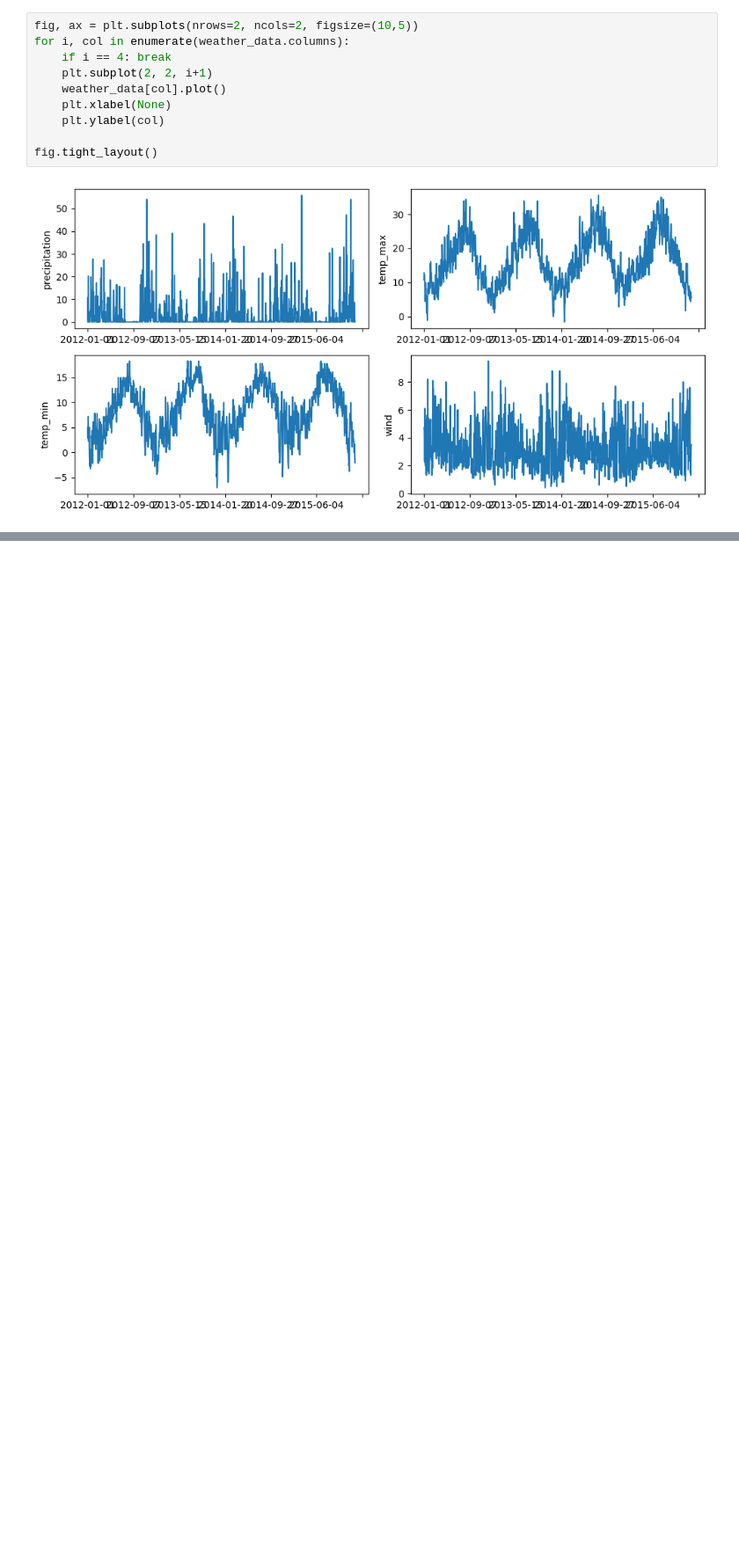
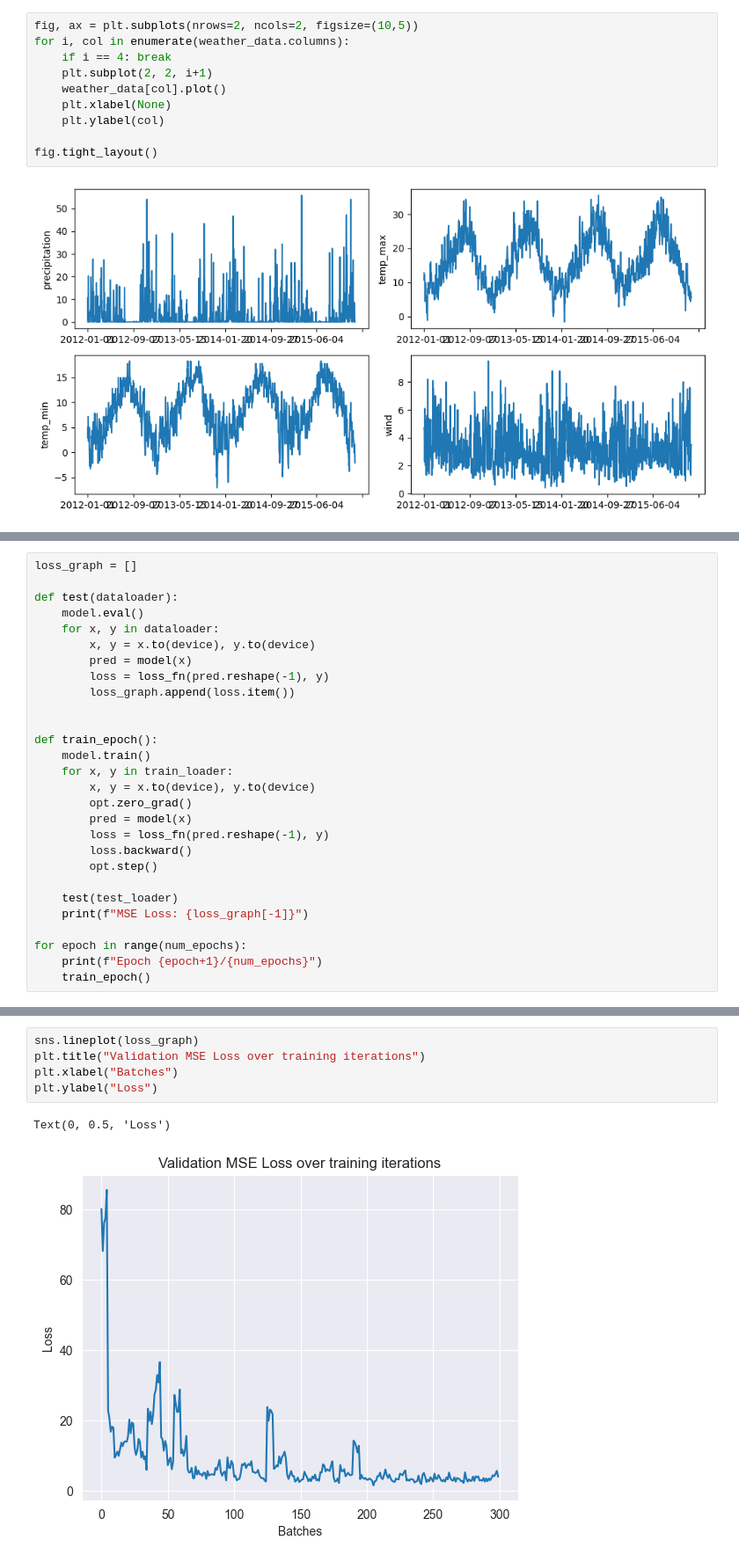
Before and after one commit to lLukii/Seattle-Weather-Forecast, a Jupyter notebook: pred.ipynb, the cells around one changed output, grey strips where cells are left out. Shown at 88% size. Saved outputs shown, nothing was run; the diff lists cells and outputs as text; blank space fills up the shorter version.

```diff
--- a/pred.ipynb
+++ b/pred.ipynb
@@ -114,0 +147,28 @@ loss_fn = nn.CrossEntropyLoss()
+# %%
+loss_graph = []
+
+def test(dataloader):
+    model.eval()
+    for x, y in dataloader:
+        x, y = x.to(device), y.to(device)
+        pred = model(x)
+        loss = loss_fn(pred.reshape(-1), y)
+        loss_graph.append(loss.item())
+
+
+def train_epoch():
+    model.train()
+    for x, y in train_loader:
+        x, y = x.to(device), y.to(device)
+        opt.zero_grad()
+        pred = model(x)
+        loss = loss_fn(pred.reshape(-1), y)
+        loss.backward()
+        opt.step()
+
+    test(test_loader)
+    print(f"MSE Loss: {loss_graph[-1]}")
+
+for epoch in range(num_epochs):
+    print(f"Epoch {epoch+1}/{num_epochs}")
+    train_epoch()
@@ -114,0 +193,8 @@ loss_fn = nn.CrossEntropyLoss()
+# %%
+sns.lineplot(loss_graph)
+plt.title("Validation MSE Loss over training iterations")
+plt.xlabel("Batches")
+plt.ylabel("Loss")
+# %% [output]
+Text(0, 0.5, 'Loss')
+[figure, added]
```
Also changed, not shown: parts of 11 cells of this notebook.
